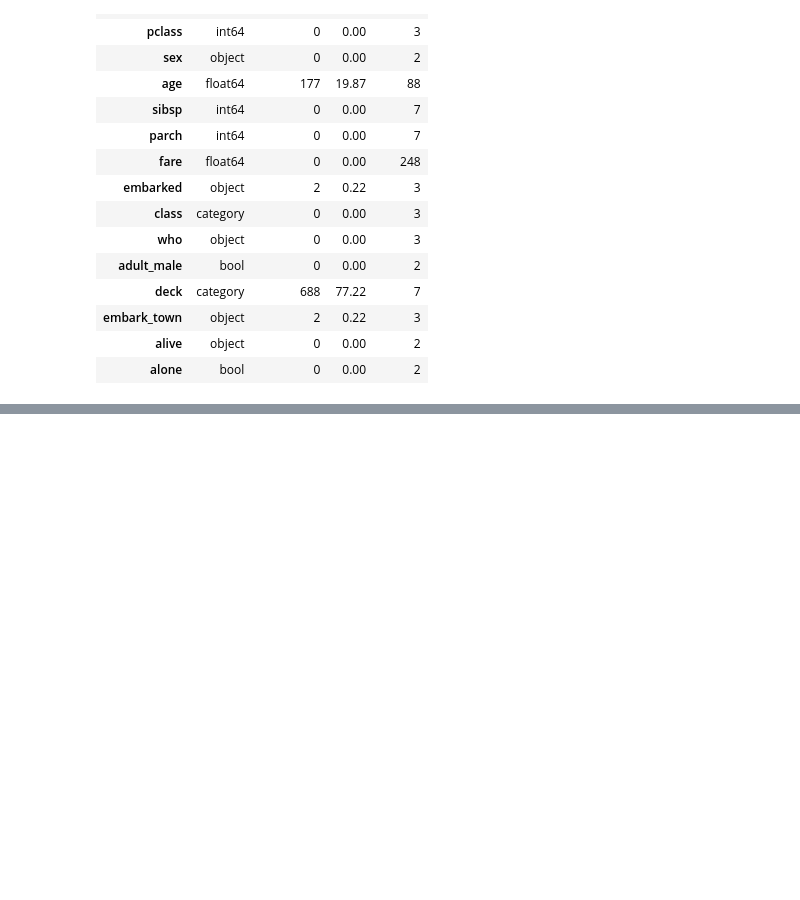
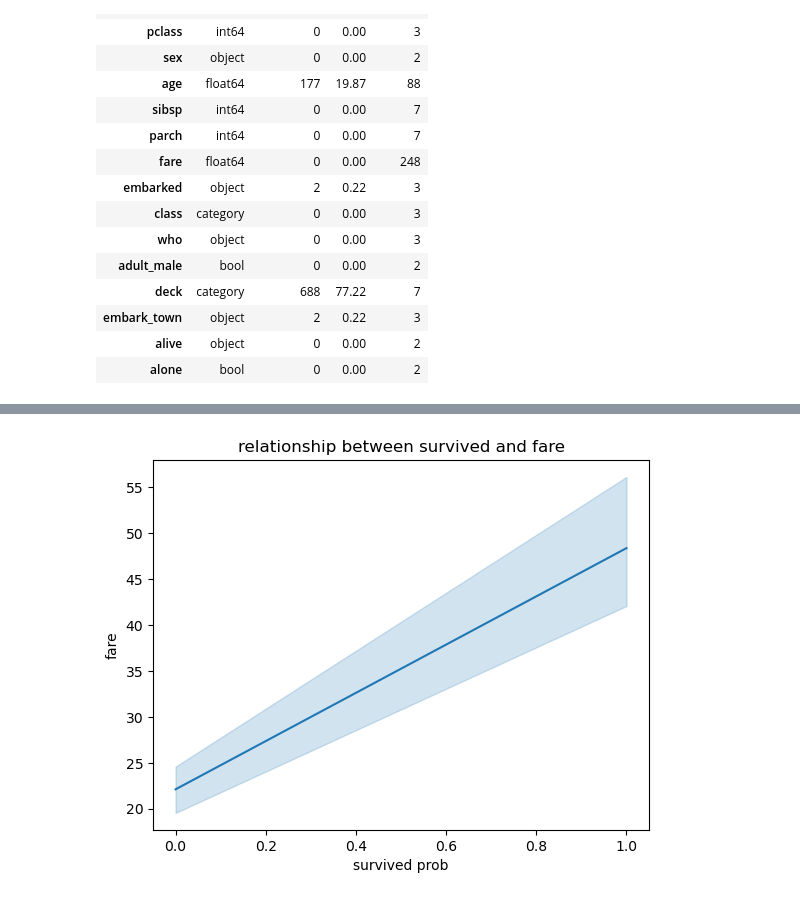
Before and after one commit to yadavchandan26/Machine-Learning, a Jupyter notebook: titanic_dataset.ipynb, the cells around one changed output, grey strips where cells are left out. Drawn from its saved outputs; the diff is of its cells as text; code cells hidden in the pictures; blank space fills up the shorter version.

```diff
--- a/titanic_dataset.ipynb
+++ b/titanic_dataset.ipynb
@@ -134,0 +149,8 @@ print(numeric_col)
+# %%
+sns.lineplot(data=df,x='survived',y='fare')
+plt.xlabel("survived prob")
+plt.ylabel("fare")
+plt.title("relationship between survived and fare")
+plt.show()
+# %% [output]
+[figure, added]
```
Also changed, not shown: parts of 5 cells of this notebook.
